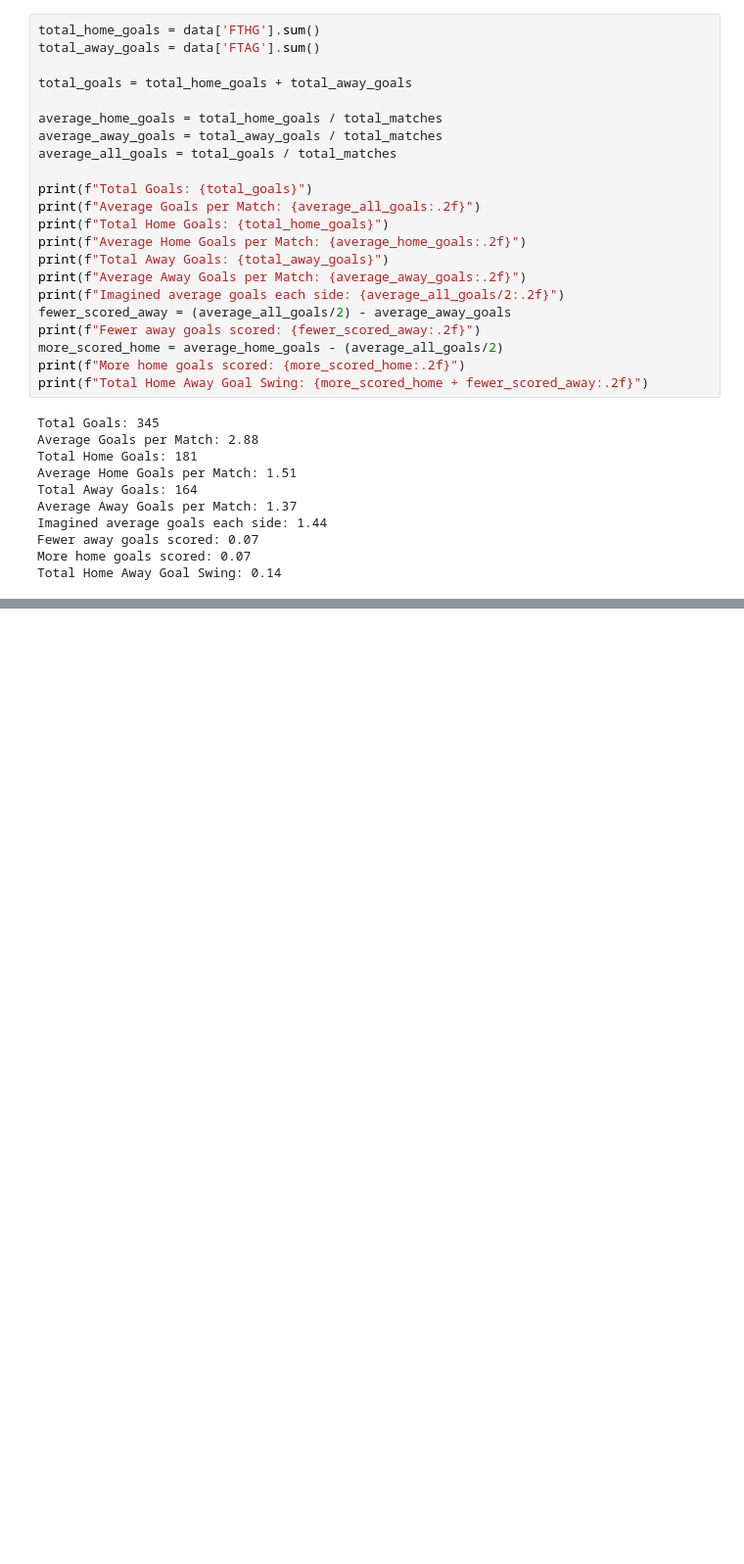
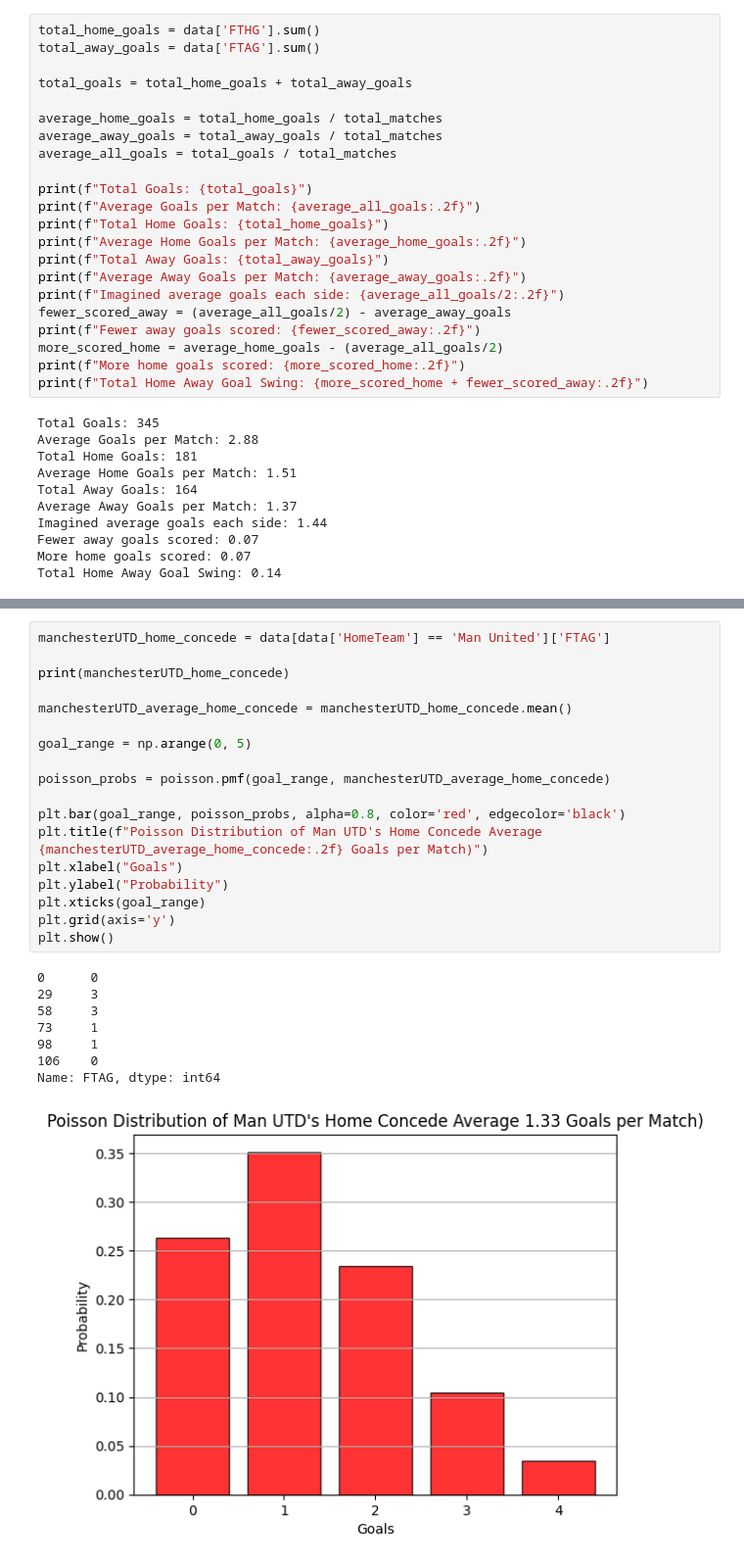
Before and after one commit to flynnjim/sports-modelling, a Jupyter notebook: prem.ipynb, the cells around one changed output, grey strips where cells are left out. Shown at 98% size. Saved outputs shown, nothing was run; the diff lists cells and outputs as text; blank space fills up the shorter version.

```diff
--- a/prem.ipynb
+++ b/prem.ipynb
@@ -196,0 +255,27 @@ Total Home Away Goal Swing: 0.14
+# %%
+manchesterUTD_home_concede = data[data['HomeTeam'] == 'Man United']['FTAG']
+
+print(manchesterUTD_home_concede)
+
+manchesterUTD_average_home_concede = manchesterUTD_home_concede.mean()
+
+goal_range = np.arange(0, 5)
+
+poisson_probs = poisson.pmf(goal_range, manchesterUTD_average_home_concede)
+
+plt.bar(goal_range, poisson_probs, alpha=0.8, color='red', edgecolor='black')
+plt.title(f"Poisson Distribution of Man UTD's Home Concede Average {manchesterUTD_average_home_concede:.2f} Goals per Match)")
+plt.xlabel("Goals")
+plt.ylabel("Probability")
+plt.xticks(goal_range)
+plt.grid(axis='y')
+plt.show()
+# %% [output]
+0      0
+29     3
+58     3
+73     1
+98     1
+106    0
+Name: FTAG, dtype: int64
+[figure, added]
```
Also changed, not shown: parts of 4 cells of this notebook, 1 other file.
